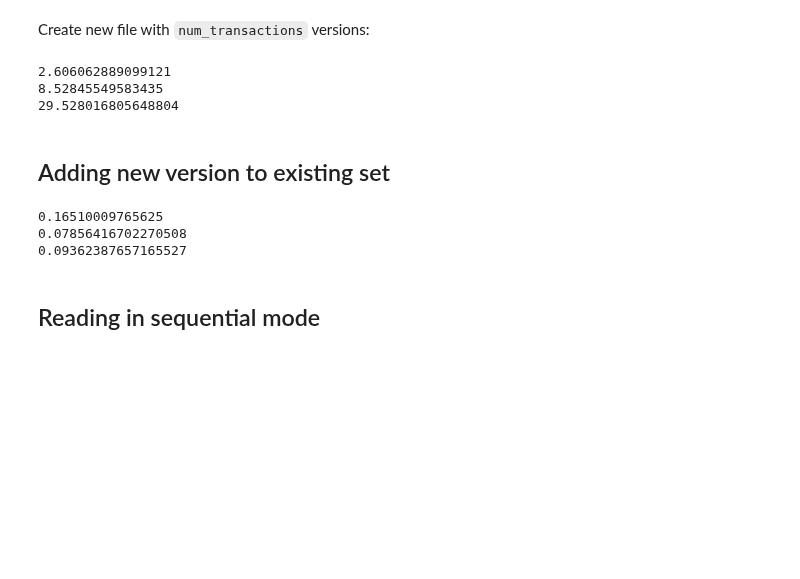
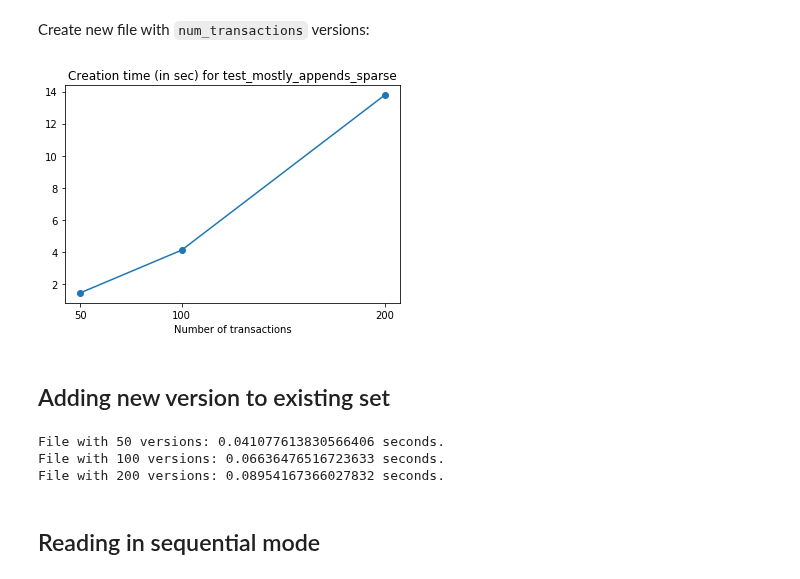
Before and after one commit to deshaw/versioned-hdf5, a Jupyter notebook: analysis/Test_IO_Performance.ipynb, the cells around one changed output. Saved outputs shown, nothing was run; the diff lists cells and outputs as text; code cells hidden in the pictures; blank space fills up the shorter version.

```diff
--- a/analysis/Test_IO_Performance.ipynb
+++ b/analysis/Test_IO_Performance.ipynb
@@ -144,12 +149,18 @@ def time_create(n):
     t = time.time()-t0
     return t
 # %%
+times = []
 for n in num_transactions:
-    print(time_create(n))
+    times.append(time_create(n))
-# %% [output]
-2.606062889099121
-8.52845549583435
-29.528016805648804
+# %%
+%matplotlib inline
+plt.plot(num_transactions, times, 'o-')
+plt.xticks(num_transactions)
+plt.title("Creation time (in sec) for test_mostly_appends_sparse")
+plt.xlabel("Number of transactions")
+plt.show()
+# %% [output]
+[figure, added]
 # %%
 tests = []
 for n in num_transactions:
@@ -171,11 +182,11 @@ for test in tests:
     t0 = time.time()
     add_version(test['vfile'])
     t = time.time()-t0
-    print(t)
+    print(f"File with {test['num_transactions']} versions: {t} seconds.")
 # %% [output]
-0.16510009765625
-0.07856416702270508
-0.09362387657165527
+File with 50 versions: 0.041077613830566406 seconds.
+File with 100 versions: 0.06636476516723633 seconds.
+File with 200 versions: 0.08954167366027832 seconds.
 # %%
 for test in tests:
     test['h5pyfile'].close()
```
Also changed, not shown: parts of 17 cells of this notebook.
